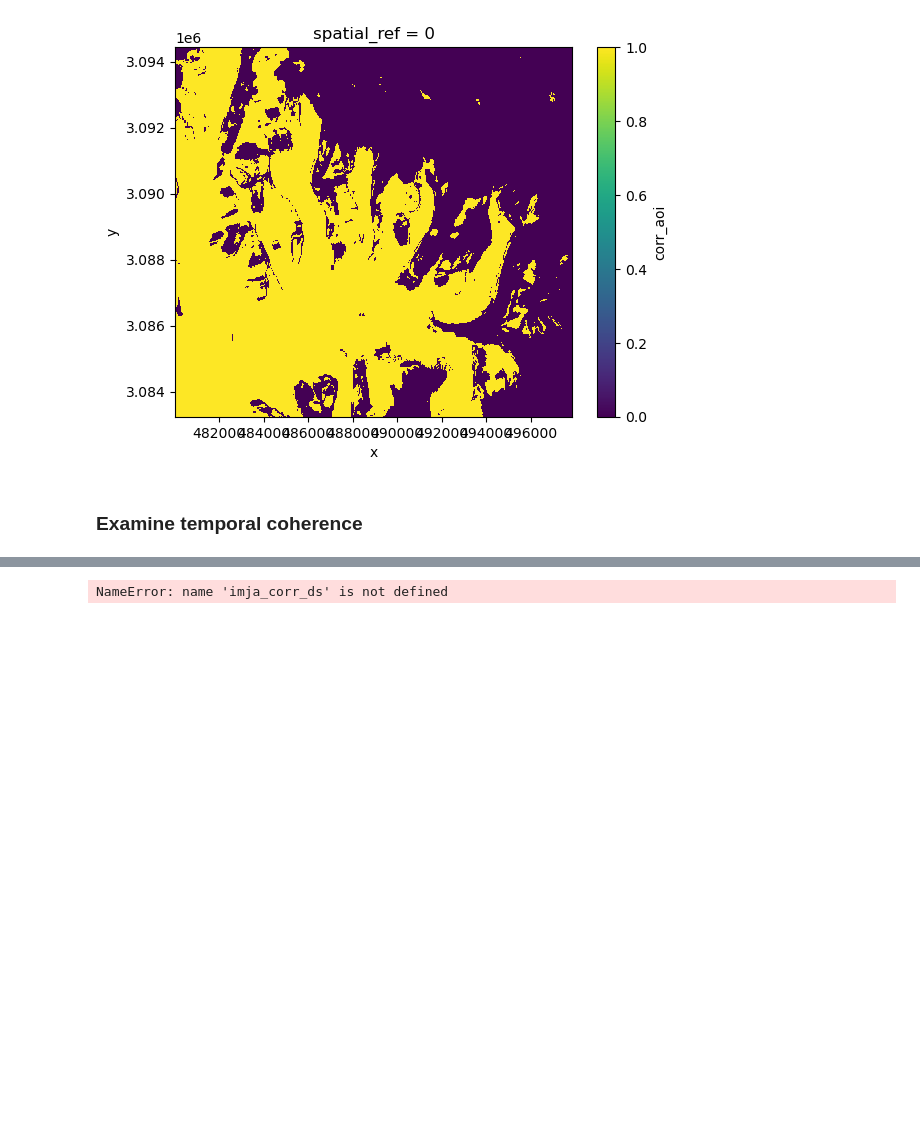
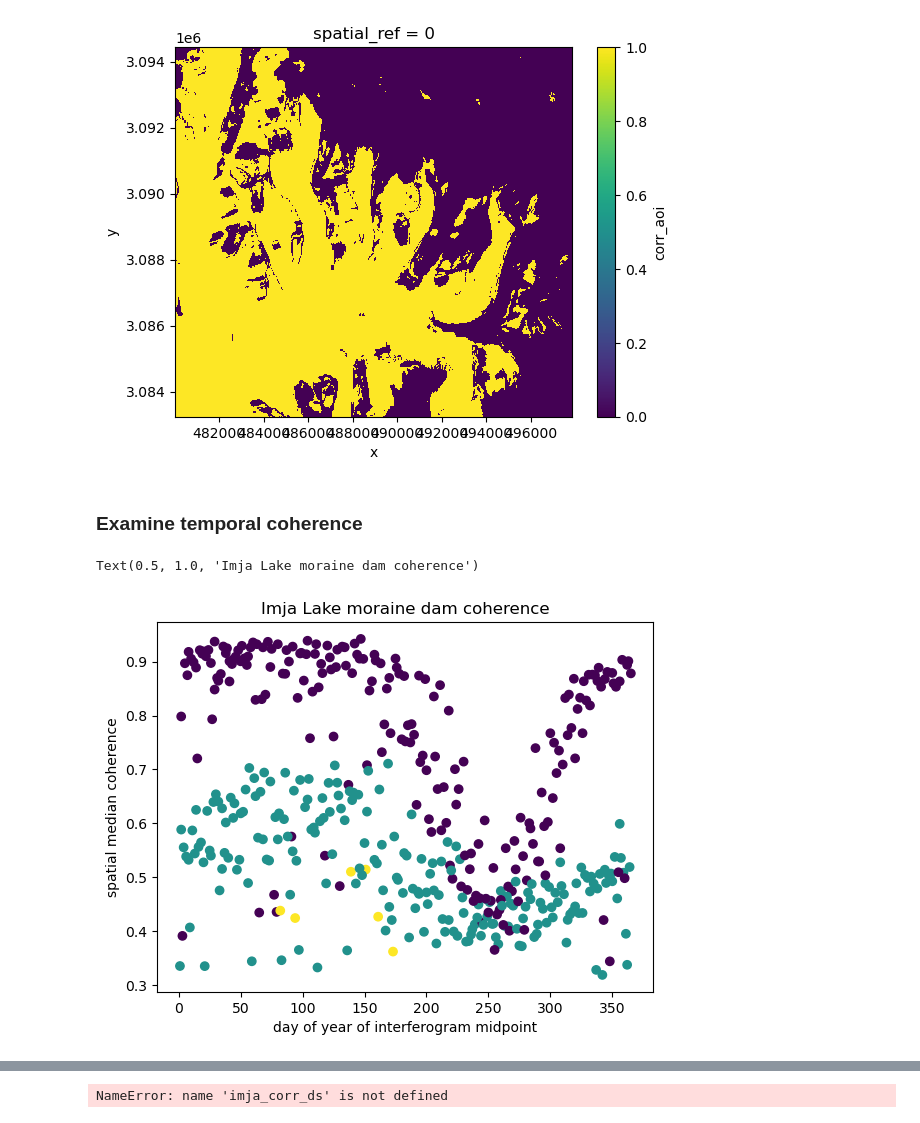
Before and after one commit to gbrencher/ffits, a Jupyter notebook: nbs/imja/hyp3-isce2/coherence_ts.ipynb, the cells around one changed output, grey strips where cells are left out. Drawn from its saved outputs; the diff is of its cells as text; code cells hidden in the pictures; blank space fills up the shorter version.

```diff
--- a/nbs/imja/hyp3-isce2/coherence_ts.ipynb
+++ b/nbs/imja/hyp3-isce2/coherence_ts.ipynb
@@ -146,3 +146,12 @@ imja_fn = '/mnt/c/Users/qbren/Desktop/taco/projects/fusits/mapping/imja_moraine.
 imja_gdf = gpd.read_file(imja_fn)
 imja_corr_ds = corr_ds.rio.clip(imja_gdf.geometry.values, crs=imja_gdf.crs, drop=True)
 imja_corr_ds = imja_corr_ds.assign_coords(middle_date = ('dates', (imja_corr_ds.t_baseline/2+imja_corr_ds.start_date).data))
+# %%
+f, ax = plt.subplots()
+ax.scatter(imja_corr_ds.middle_date.dt.dayofyear, imja_corr_ds.corr_aoi.median(dim=['x', 'y']), c=imja_corr_ds.t_baseline, label=imja_corr_ds.t_baseline)
+ax.set_xlabel('day of year of interferogram midpoint')
+ax.set_ylabel('spatial median coherence')
+ax.set_title('Imja Lake moraine dam coherence')
+# %% [output]
+Text(0.5, 1.0, 'Imja Lake moraine dam coherence')
+[figure, added]
```
Also changed, not shown: parts of 3 cells of this notebook, 3 other files.
